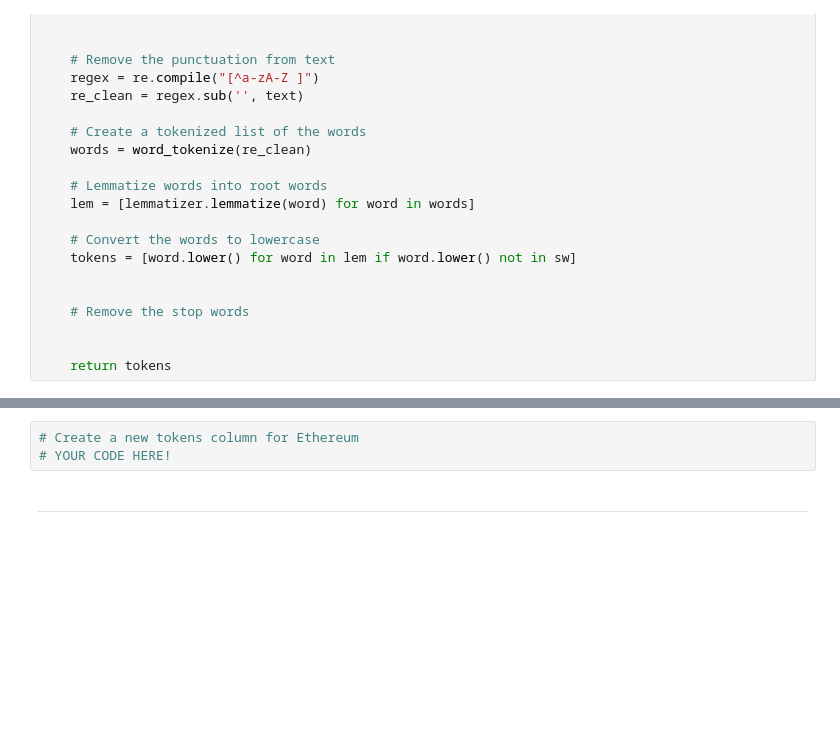
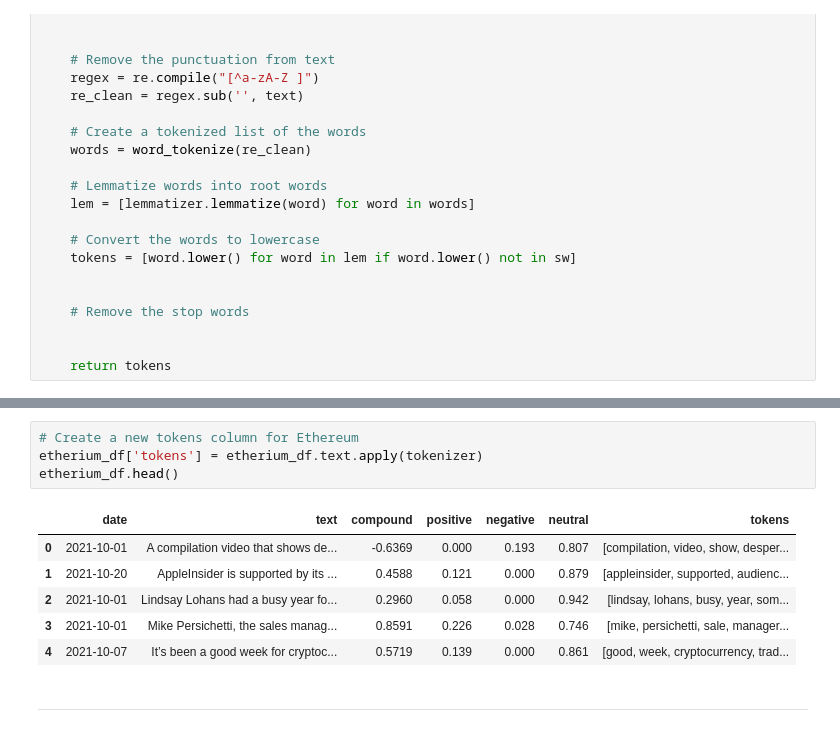
Before and after one commit to Luke-Mac/tales_from_the_crypto, a Jupyter notebook: crypto_sentiment.ipynb, the cells around one changed output, grey strips where cells are left out. Cells and saved outputs as stored; diff of their text form; blank space fills up the shorter version.

```diff
--- a/crypto_sentiment.ipynb
+++ b/crypto_sentiment.ipynb
@@ -262,6 +266,14 @@ def tokenizer(text):
 # %%
 # Create a new tokens column for Ethereum
-# YOUR CODE HERE!
+etherium_df['tokens'] = etherium_df.text.apply(tokenizer)
+etherium_df.head()
+# %% [output]
+|  | date | text | compound | positive | negative | neutral | tokens |
+| 0 | 2021-10-01 | A compilation video that shows de... | -0.6369 | 0.000 | 0.193 | 0.807 | [compilation, video, show, desper... |
+| 1 | 2021-10-20 | AppleInsider is supported by its ... | 0.4588 | 0.121 | 0.000 | 0.879 | [appleinsider, supported, audienc... |
+| 2 | 2021-10-01 | Lindsay Lohans had a busy year fo... | 0.2960 | 0.058 | 0.000 | 0.942 | [lindsay, lohans, busy, year, som... |
+| 3 | 2021-10-01 | Mike Persichetti, the sales manag... | 0.8591 | 0.226 | 0.028 | 0.746 | [mike, persichetti, sale, manager... |
+| 4 | 2021-10-07 | It’s been a good week for cryptoc... | 0.5719 | 0.139 | 0.000 | 0.861 | [good, week, cryptocurrency, trad... |
 # %% [markdown]
 ---
 # %% [markdown]
```
Also changed, not shown: parts of 11 cells of this notebook.
